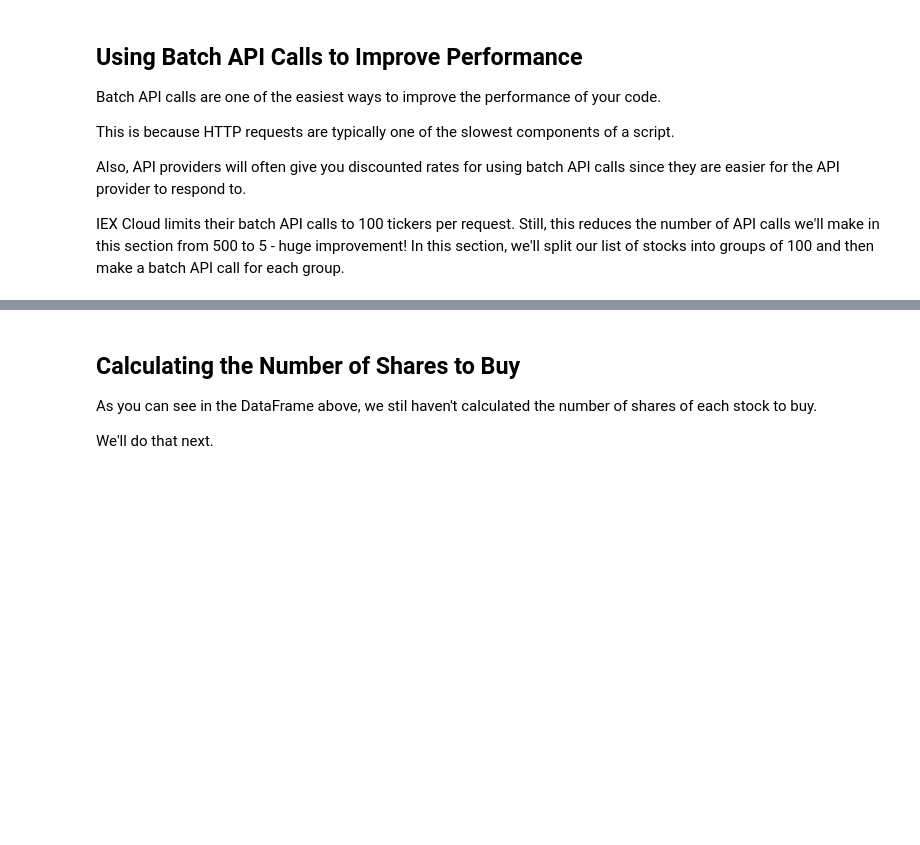
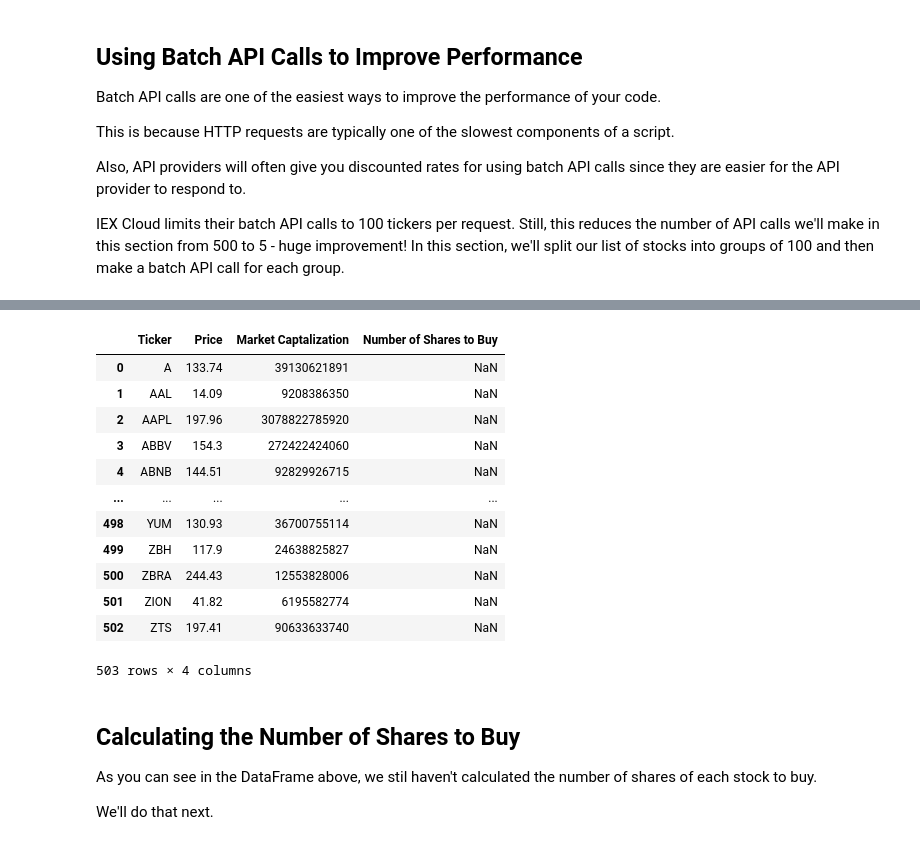
Before and after one commit to yinan-c/algorithmic-trading-python, a Jupyter notebook: starter_files/001_equal_weight_S&P_500.ipynb, the cells around one changed output, grey strips where cells are left out. Cells and saved outputs as stored; diff of their text form; code cells hidden in the pictures; blank space fills up the shorter version.

```diff
--- a/starter_files/001_equal_weight_S&P_500.ipynb
+++ b/starter_files/001_equal_weight_S&P_500.ipynb
@@ -131,3 +131,25 @@ This is because HTTP requests are typically one of the slowest components of a s
 Also, API providers will often give you discounted rates for using batch API calls since they are easier for the API provider to respond to.
 
 IEX Cloud limits their batch API calls to 100 tickers per request. Still, this reduces the number of API calls we'll make in this section from 500 to 5 - huge improvement! In this section, we'll split our list of stocks into groups of 100 and then make a batch API call for each group.
+# %%
+def chunks(lst,n):
+    for i in range(0, len(lst), n):
+        yield lst[i:i+n]
+# %%
+chunk_list = chunks(symbols, 100)
+my_df = pd.DataFrame(columns=my_columns)
+print(chunk_list)
+chunk_strings = []
+for chunk in chunk_list:
+    chunk_string = ','.join(chunk)
+    chunk_strings.append(chunk_string)
+    batch_api_url = f"https://cloud.iexapis.com/stable/stock/market/batch?symbols={chunk_string}&types=quote&token={IEX_CLOUD_API_TOKEN}"
+    #print(batch_api_url)
+    data = requests.get(batch_api_url).json()
+    for string in chunk_string.split(','):
+        new_row = pd.DataFrame(
+            [string,data[string]['quote']['latestPrice'], data[string]['quote']['marketCap'],'NaN'],
+            index = my_columns
+        ).transpose()
+        print(new_row)
+        my_df = pd.concat([my_df,new_row],ignore_index=True)
@@ -134,3 +174,19 @@ IEX Cloud limits their batch API calls to 100 tickers per request. Still, this r
+# %%
+my_df
+# %% [output]
+|  | Ticker | Price | Market Captalization | Number of Shares to Buy |
+| 0 | A | 133.74 | 39130621891 | NaN |
+| 1 | AAL | 14.09 | 9208386350 | NaN |
+| 2 | AAPL | 197.96 | 3078822785920 | NaN |
+| 3 | ABBV | 154.3 | 272422424060 | NaN |
+| 4 | ABNB | 144.51 | 92829926715 | NaN |
+| ... | ... | ... | ... | ... |
+| 498 | YUM | 130.93 | 36700755114 | NaN |
+| 499 | ZBH | 117.9 | 24638825827 | NaN |
+| 500 | ZBRA | 244.43 | 12553828006 | NaN |
+| 501 | ZION | 41.82 | 6195582774 | NaN |
+| 502 | ZTS | 197.41 | 90633633740 | NaN |
+503 rows × 4 columns
 # %% [markdown]
 ## Calculating the Number of Shares to Buy
 
```
Also changed, not shown: parts of 10 cells of this notebook, 1 other file.
